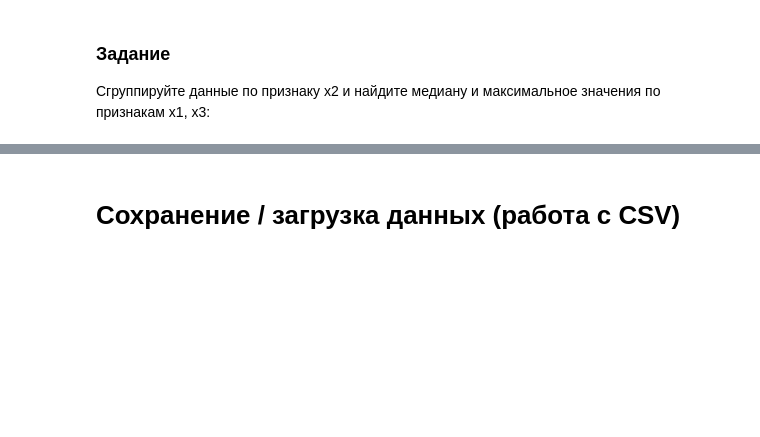
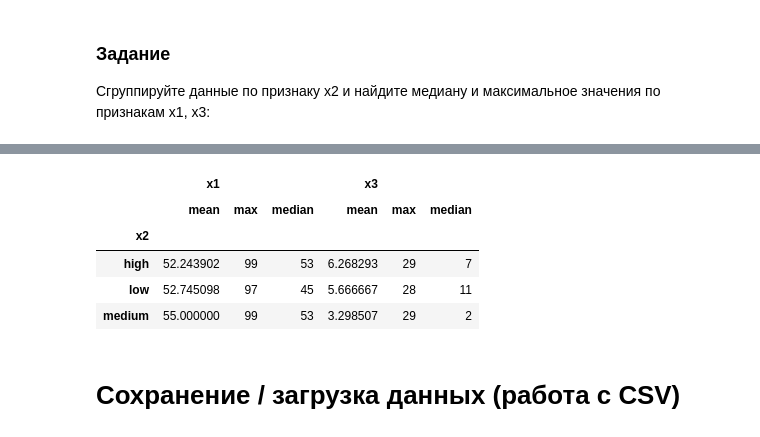
Before and after one commit to huhaoran0/5496-huhaoran, a Jupyter notebook: 03_Pandas.ipynb, the cells around one changed output, grey strips where cells are left out. Saved outputs shown, nothing was run; the diff lists cells and outputs as text; code cells hidden in the pictures; blank space fills up the shorter version.

```diff
--- a/03_Pandas.ipynb
+++ b/03_Pandas.ipynb
@@ -878,6 +1239,17 @@ df.head()
 # %%
 # TODO - произведите групировку данных
 #           и получите средние и максимальные значения по каждой группе
+gr_df_x2=df.groupby(by='x2')
+#gr_df_x2.groups
+res = gr_df_x2.agg(['mean','max', 'median'])
+res.head()
+# %% [output]
+|  | x1 |  |  | x3 |  |  |
+|  | mean | max | median | mean | max | median |
+| x2 |  |  |  |  |  |  |
+| high | 52.243902 | 99 | 53 | 6.268293 | 29 | 7 |
+| low | 52.745098 | 97 | 45 | 5.666667 | 28 | 11 |
+| medium | 55.000000 | 99 | 53 | 3.298507 | 29 | 2 |
 # %% [markdown]
 # Сохранение / загрузка данных (работа с CSV)
 # %% [markdown]
```
Also changed, not shown: parts of 62 cells of this notebook.
